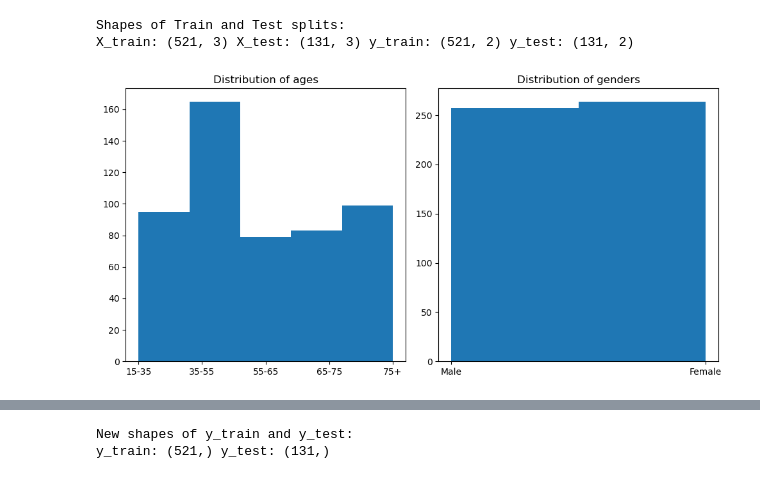
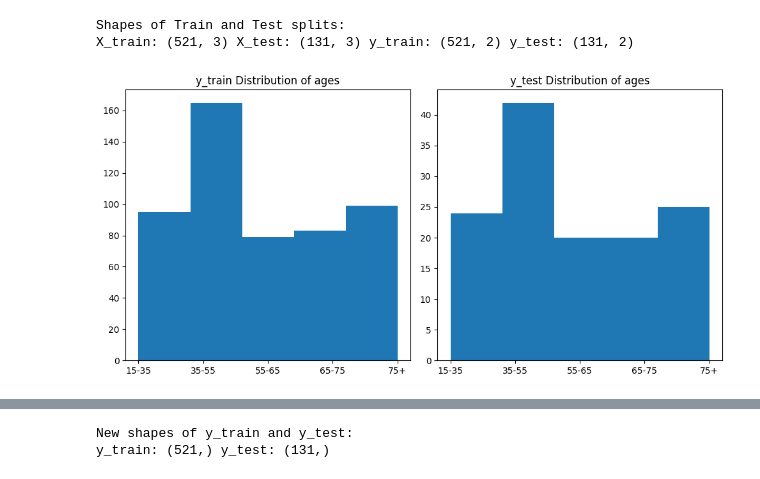
Before and after one commit to MaxMascini/Neural-Nexus-Ninjas, a Jupyter notebook: code/ML Classification.ipynb, the cells around one changed output, grey strips where cells are left out. Drawn from its saved outputs; the diff is of its cells as text; code cells hidden in the pictures.

Commit message:
Separated age and gender distribution graphs

```diff
--- a/code/ML Classification.ipynb
+++ b/code/ML Classification.ipynb
@@ -109,21 +109,22 @@ print(f"Shapes of Train and Test splits: {nl}X_train: {X_train.shape} X_test: {X
 Shapes of Train and Test splits:
 X_train: (521, 3) X_test: (131, 3) y_train: (521, 2) y_test: (131, 2)
 # %%
-# Visualizing if stratifying for ages & genders was successful
+# Visualizing if stratification for Age
 fig, axs = plt.subplots(1, 2, figsize=(10, 5))
 
 # Plot ages on the first subplot
 axs[0].hist(y_train[:,0], bins=5)
 axs[0].set_xticks([0, 1, 2, 3, 4])
 axs[0].set_xticklabels(['15-35', '35-55', '55-65', '65-75', '75+'])
-axs[0].set_title('Distribution of ages')
+axs[0].set_title('y_train Distribution of ages')
 
-# Plot genders on the second subplot
-axs[1].hist(y_train[:,1], bins=2)
-plt.xticks([1, 2], ['Male', 'Female'])
-axs[1].set_title('Distribution of genders')
+# Plot ages on the first subplot
+axs[1].hist(y_test[:,0], bins=5)
+axs[1].set_xticks([0, 1, 2, 3, 4])
+axs[1].set_xticklabels(['15-35', '35-55', '55-65', '65-75', '75+'])
+axs[1].set_title('y_test Distribution of ages')
 
 plt.tight_layout()
 plt.show()
 # %% [output]
-[figure, old version]
+[figure, new version]
```
Also changed, not shown: parts of 2 cells of this notebook.
